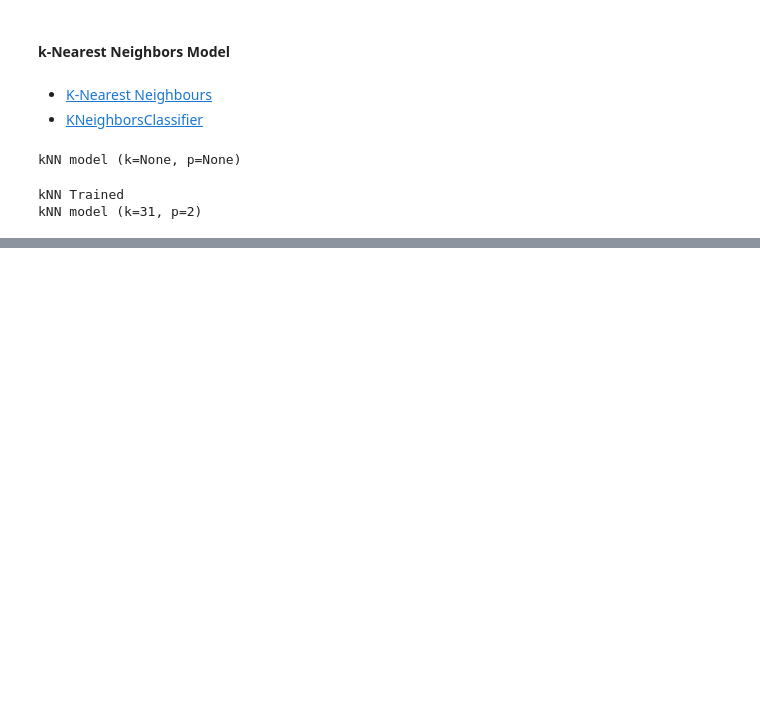
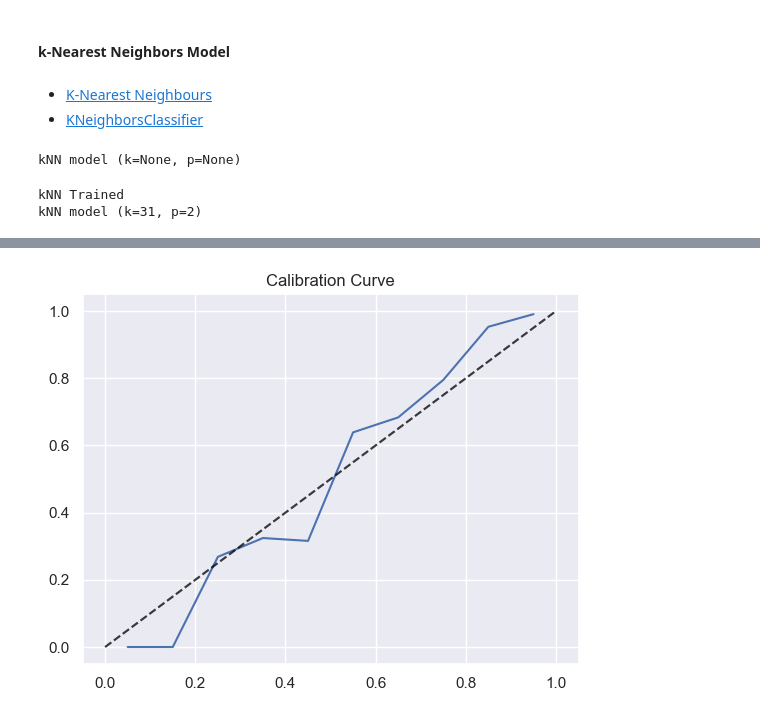
Before and after one commit to ICAI-IMAT-ML/p2-2-prialgon, a Jupyter notebook: notebook/Lab_2_2_kNN.ipynb, the cells around one changed output, grey strips where cells are left out. Cells and saved outputs as stored; diff of their text form; code cells hidden in the pictures; blank space fills up the shorter version.

```diff
--- a/notebook/Lab_2_2_kNN.ipynb
+++ b/notebook/Lab_2_2_kNN.ipynb
@@ -129,0 +101,9 @@ roc_curve = plot_roc_curve(y_train.values, probs[:,1], 'YES')
+# %%
+calibration_curve = plot_calibration_curve(y_train.values, probs[:,1], 1)
+
+plt.plot(calibration_curve["bin_centers"], calibration_curve["true_proportions"])
+plt.plot([[0,0],[1,1]],"--", c="black", alpha=0.5)
+plt.title("Calibration Curve")
+plt.show()
+# %% [output]
+[figure, added]
```
Also changed, not shown: parts of 10 cells of this notebook, 1 other file.
